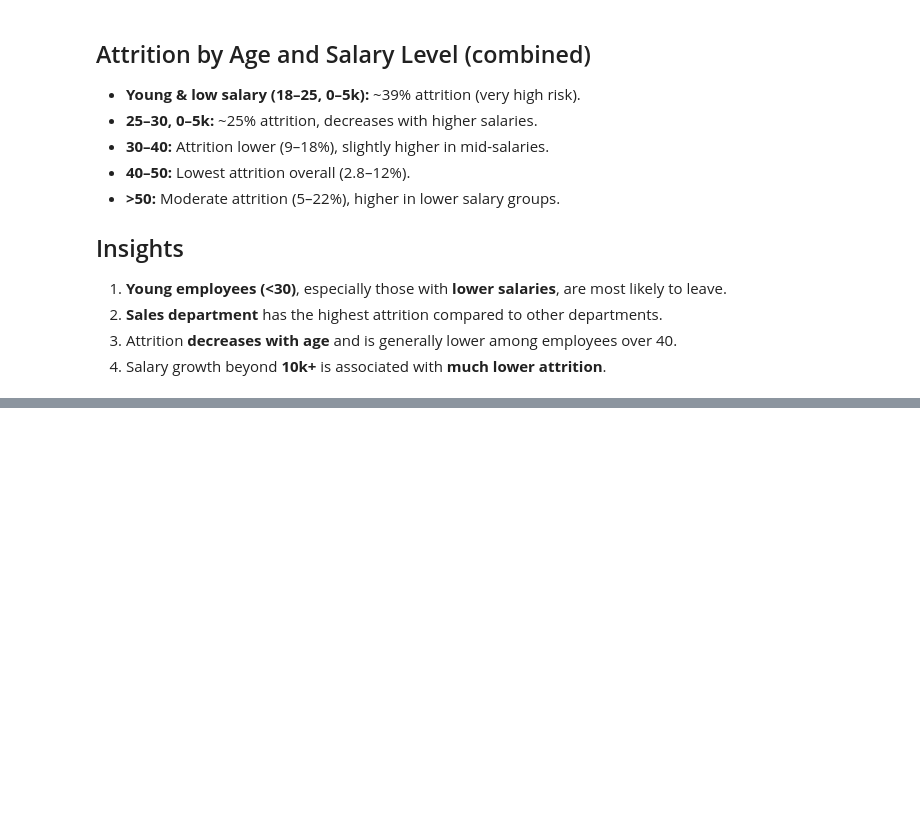
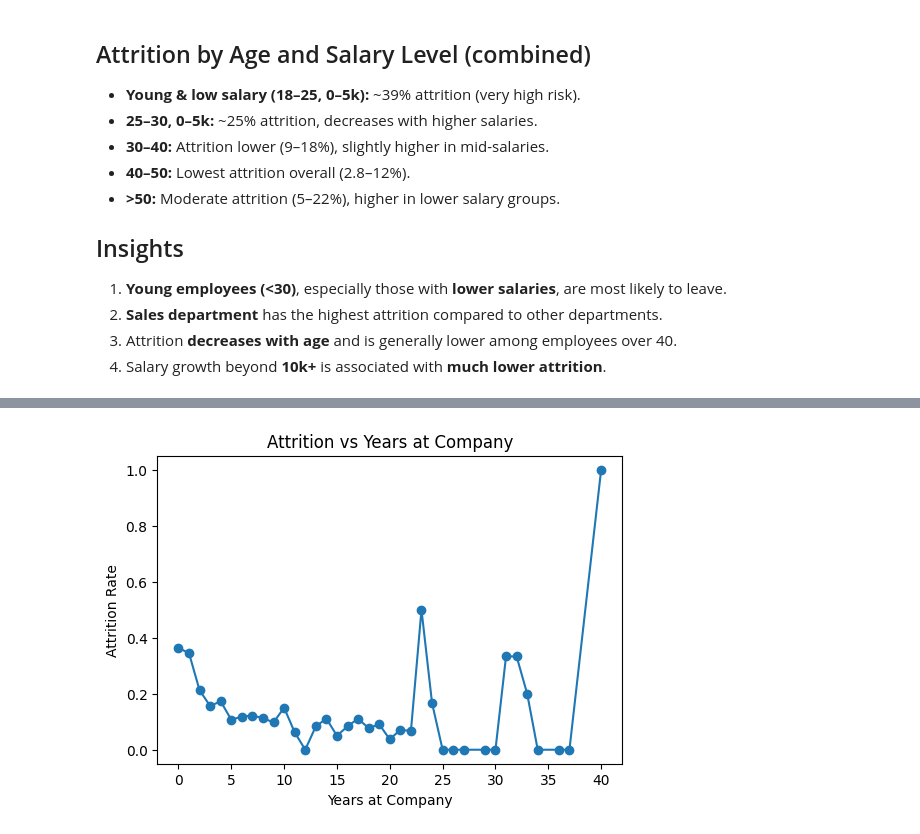
Before and after one commit to Guri-1186/HR-Analytics-Pandas, a Jupyter notebook: hr_attrition.ipynb, the cells around one changed output, grey strips where cells are left out. Cells and saved outputs as stored; diff of their text form; code cells hidden in the pictures; blank space fills up the shorter version.

```diff
--- a/hr_attrition.ipynb
+++ b/hr_attrition.ipynb
@@ -311,0 +355,11 @@ Younger employees (especially **18–25**) show the highest attrition.
+# %%
+# Attrition vs YearsAtCompany (line chart)
+plt.figure(figsize=(6,4))
+attrition_years = hr_data.groupby("YearsAtCompany")["Attrition"].value_counts(normalize=True).unstack().fillna(0)
+attrition_years[1].plot(kind="line", marker="o")
+plt.title("Attrition vs Years at Company")
+plt.xlabel("Years at Company")
+plt.ylabel("Attrition Rate")
+plt.show()
+# %% [output]
+[figure, added]
```
Also changed, not shown: parts of 8 cells of this notebook, 1 other file.
